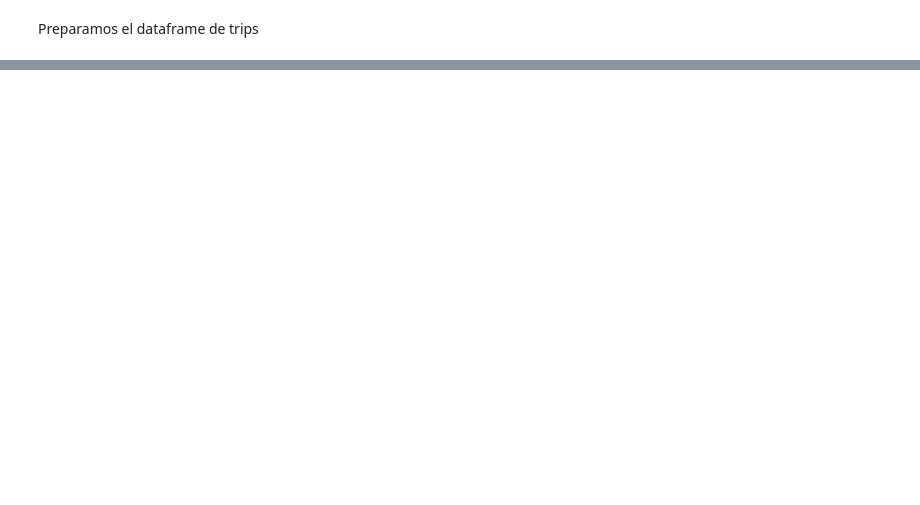
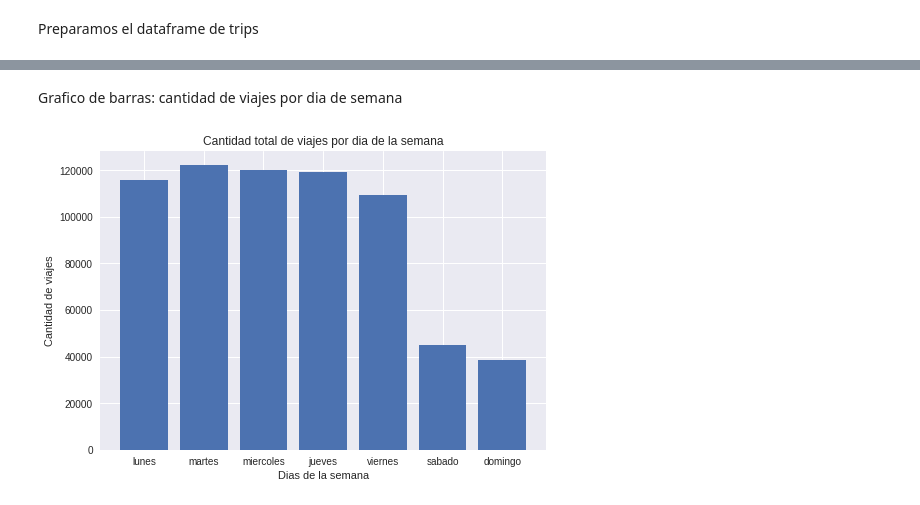
Before and after one commit to rodrividal/tpdatos, a Jupyter notebook: sf-bay-area-bike-share-analisis-exploratorio.ipynb, the cells around one changed output, grey strips where cells are left out. Drawn from its saved outputs; the diff is of its cells as text; code cells hidden in the pictures; blank space fills up the shorter version.

```diff
--- a/sf-bay-area-bike-share-analisis-exploratorio.ipynb
+++ b/sf-bay-area-bike-share-analisis-exploratorio.ipynb
@@ -10,9 +10,9 @@ from pandas.tools.plotting import scatter_matrix
 # %% [markdown]
 Creamos los dataframes
 # %%
-weather = pd.read_csv('weather.csv', low_memory=False)
-trips = pd.read_csv('trip.csv', low_memory=False)
-stations = pd.read_csv('station.csv', low_memory=False)
+weather = pd.read_csv('/home/alejandra/tpdatos/weather.csv', low_memory=False)
+trips = pd.read_csv('/home/alejandra/tpdatos/trip.csv', low_memory=False)
+stations = pd.read_csv('/home/alejandra/tpdatos/station.csv', low_memory=False)
 lunes, martes, miercoles, jueves, viernes, sabado, domingo = 0,1,2,3,4,5,6
 dias = ["lunes", "martes", "miercoles", "jueves", "viernes", "sabado", "domingo"]
 meses = ['Enero', 'Febrero', 'Marzo', 'abril', 'mayo', 'junio', 'julio', 'agosto', 'septiembre', 'octubre',
@@ -22,7 +20,7 @@ IOError: File weather.csv does not exist
 # %% [markdown]
 Preparamos el dataframe de trips
 # %%
-trips["date"] = pd.to_datetime(trips.start_date, format='%m/%d/%Y %H:%M')
+trips["date"] = pd.to_datetime(trips.start_date, format='%Y/%m/%d %H:%M')
 trips["month"] = trips["date"].apply(lambda x: x.month)
 trips["day"] = trips["date"].apply(lambda x: x.day)
 trips['weekday'] = trips['date'].apply(lambda x: x.weekday())
@@ -60,0 +48,16 @@ plt.show()
+# %% [markdown]
+Grafico de barras: cantidad de viajes por dia de semana
+# %%
+week = [0, 0, 0, 0, 0, 0, 0]
+for day in trips["date"]:
+    week[day.weekday()] += 1
+index = [0, 1, 2, 3, 4, 5, 6]
+labels = dias
+plt.title("Cantidad total de viajes por dia de la semana")
+plt.xlabel("Dias de la semana")
+plt.ylabel('Cantidad de viajes')
+plt.bar(index, week, align="center")
+plt.xticks(index, labels)
+plt.show()
+# %% [output]
+[figure, added]
```
Also changed, not shown: parts of 39 cells of this notebook.
